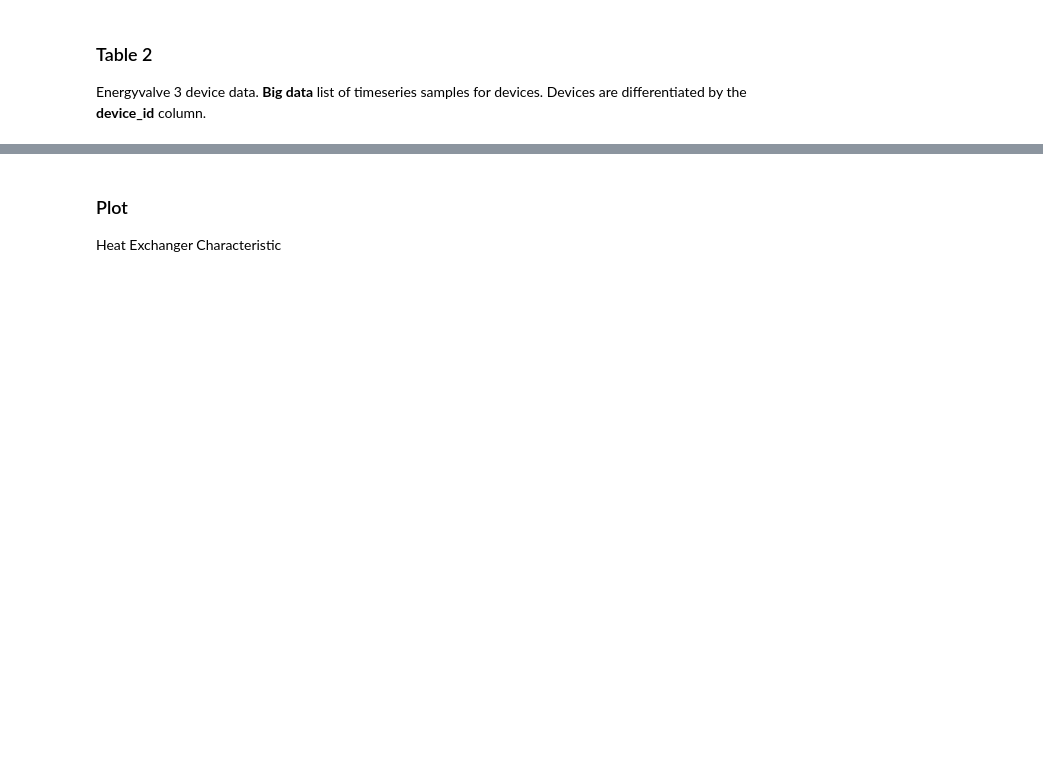
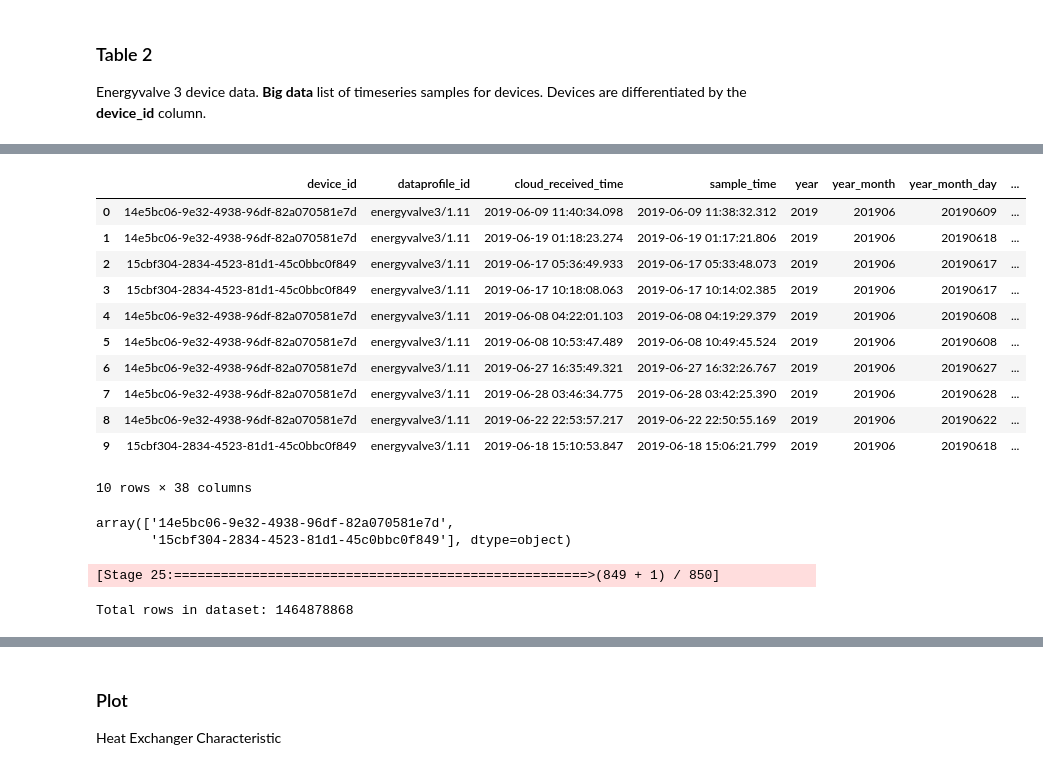
Before and after one commit to henri-climber/start-belimo, a Jupyter notebook: demo/work/docker-demo.ipynb, the cells around one changed output, grey strips where cells are left out. Saved outputs shown, nothing was run; the diff lists cells and outputs as text; code cells hidden in the pictures; blank space fills up the shorter version.

```diff
--- a/demo/work/docker-demo.ipynb
+++ b/demo/work/docker-demo.ipynb
@@ -38,5 +76,5 @@ df.toPandas()
 ### Table 2
 Energyvalve 3 device data. **Big data** list of timeseries samples for devices. Devices are differentiated by the **device_id** column.
 # %%
-df = spark.read.format("deltaSharing").load("config.share#start_hack_2025.start_hack_2025.ev3_device_data").limit(3)
-df.toPandas()
+df = spark.read.format("deltaSharing").load("config.share#start_hack_2025.start_hack_2025.ev3_device_data").limit(3000)
+device_data = df.toPandas()
@@ -42,0 +83,29 @@ df.toPandas()
+# %%
+device_data.head(10)
+# %% [output]
+|  | device_id | dataprofile_id | cloud_received_time | sample_time | year | year_month | year_month_day | ... |
+| 0 | 14e5bc06-9e32-4938-96df-82a070581e7d | energyvalve3/1.11 | 2019-06-09 11:40:34.098 | 2019-06-09 11:38:32.312 | 2019 | 201906 | 20190609 | ... |
+| 1 | 14e5bc06-9e32-4938-96df-82a070581e7d | energyvalve3/1.11 | 2019-06-19 01:18:23.274 | 2019-06-19 01:17:21.806 | 2019 | 201906 | 20190618 | ... |
+| 2 | 15cbf304-2834-4523-81d1-45c0bbc0f849 | energyvalve3/1.11 | 2019-06-17 05:36:49.933 | 2019-06-17 05:33:48.073 | 2019 | 201906 | 20190617 | ... |
+| 3 | 15cbf304-2834-4523-81d1-45c0bbc0f849 | energyvalve3/1.11 | 2019-06-17 10:18:08.063 | 2019-06-17 10:14:02.385 | 2019 | 201906 | 20190617 | ... |
+| 4 | 14e5bc06-9e32-4938-96df-82a070581e7d | energyvalve3/1.11 | 2019-06-08 04:22:01.103 | 2019-06-08 04:19:29.379 | 2019 | 201906 | 20190608 | ... |
+| 5 | 14e5bc06-9e32-4938-96df-82a070581e7d | energyvalve3/1.11 | 2019-06-08 10:53:47.489 | 2019-06-08 10:49:45.524 | 2019 | 201906 | 20190608 | ... |
+| 6 | 14e5bc06-9e32-4938-96df-82a070581e7d | energyvalve3/1.11 | 2019-06-27 16:35:49.321 | 2019-06-27 16:32:26.767 | 2019 | 201906 | 20190627 | ... |
+| 7 | 14e5bc06-9e32-4938-96df-82a070581e7d | energyvalve3/1.11 | 2019-06-28 03:46:34.775 | 2019-06-28 03:42:25.390 | 2019 | 201906 | 20190628 | ... |
+| 8 | 14e5bc06-9e32-4938-96df-82a070581e7d | energyvalve3/1.11 | 2019-06-22 22:53:57.217 | 2019-06-22 22:50:55.169 | 2019 | 201906 | 20190622 | ... |
+| 9 | 15cbf304-2834-4523-81d1-45c0bbc0f849 | energyvalve3/1.11 | 2019-06-18 15:10:53.847 | 2019-06-18 15:06:21.799 | 2019 | 201906 | 20190618 | ... |
+10 rows × 38 columns
+# %%
+device_data["device_id"].unique()
+# %% [output]
+array(['14e5bc06-9e32-4938-96df-82a070581e7d',
+       '15cbf304-2834-4523-81d1-45c0bbc0f849'], dtype=object)
+# %%
+df = spark.read.format("deltaSharing").load("config.share#start_hack_2025.start_hack_2025.ev3_device_data")
+
+# Get row count efficiently
+row_count = df.count()
+print(f"Total rows in dataset: {row_count}")
+# %% [output]
+[Stage 25:=====================================================>(849 + 1) / 850]
+Total rows in dataset: 1464878868
```
Also changed, not shown: parts of 16 cells of this notebook, 3 other files.
